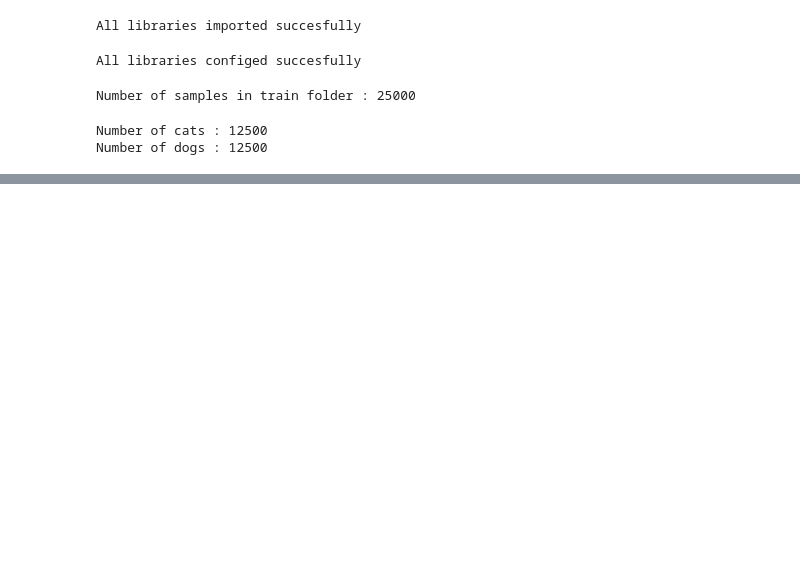
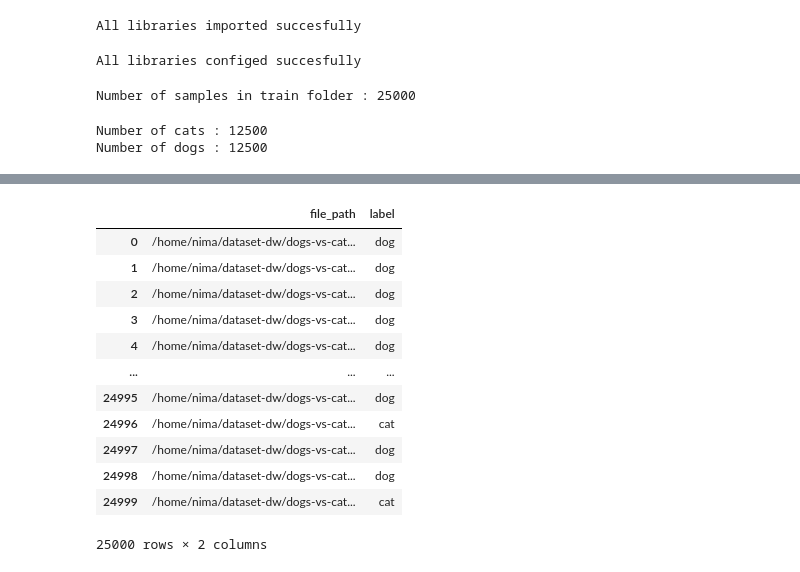
Before and after one commit to NimaPourmoradi/dogs-vs-cats, a Jupyter notebook: Cats_Vs_Dogs.ipynb, the cells around one changed output, grey strips where cells are left out. Saved outputs shown, nothing was run; the diff lists cells and outputs as text; code cells hidden in the pictures; blank space fills up the shorter version.

```diff
--- a/Cats_Vs_Dogs.ipynb
+++ b/Cats_Vs_Dogs.ipynb
@@ -46,0 +62,24 @@ Number of dogs : 12500
+# %%
+temp_df = []
+for file_name in os.listdir(train_folder) :
+    if re.findall("\Acat", file_name) :
+        class_name = 'cat'
+    else :
+        class_name = 'dog'
+    temp_df.append((os.path.join(train_folder, file_name), class_name))
+df = pd.DataFrame(temp_df, columns=['file_path', 'label'])
+df
+# %% [output]
+|  | file_path | label |
+| 0 | /home/nima/dataset-dw/dogs-vs-cat... | dog |
+| 1 | /home/nima/dataset-dw/dogs-vs-cat... | dog |
+| 2 | /home/nima/dataset-dw/dogs-vs-cat... | dog |
+| 3 | /home/nima/dataset-dw/dogs-vs-cat... | dog |
+| 4 | /home/nima/dataset-dw/dogs-vs-cat... | dog |
+| ... | ... | ... |
+| 24995 | /home/nima/dataset-dw/dogs-vs-cat... | dog |
+| 24996 | /home/nima/dataset-dw/dogs-vs-cat... | cat |
+| 24997 | /home/nima/dataset-dw/dogs-vs-cat... | dog |
+| 24998 | /home/nima/dataset-dw/dogs-vs-cat... | dog |
+| 24999 | /home/nima/dataset-dw/dogs-vs-cat... | cat |
+25000 rows × 2 columns
```
Also changed, not shown: parts of 6 cells of this notebook.
